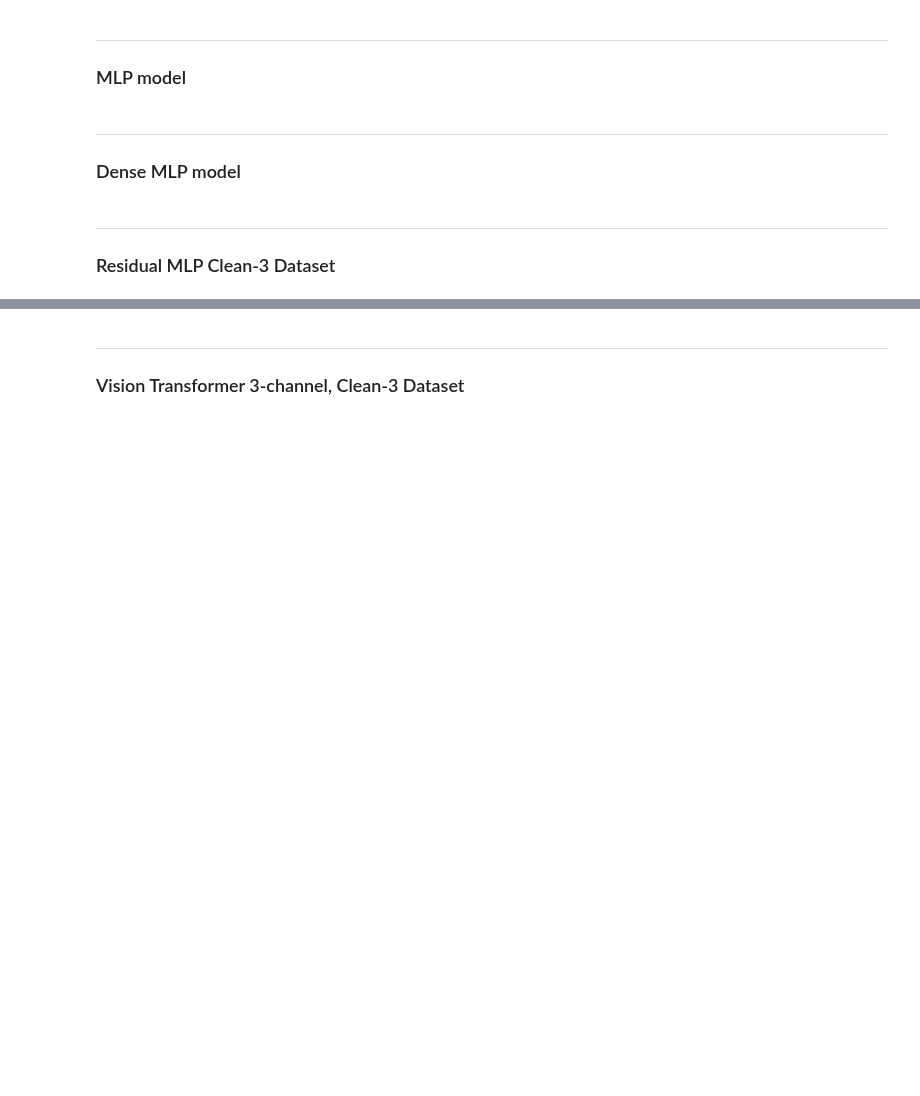
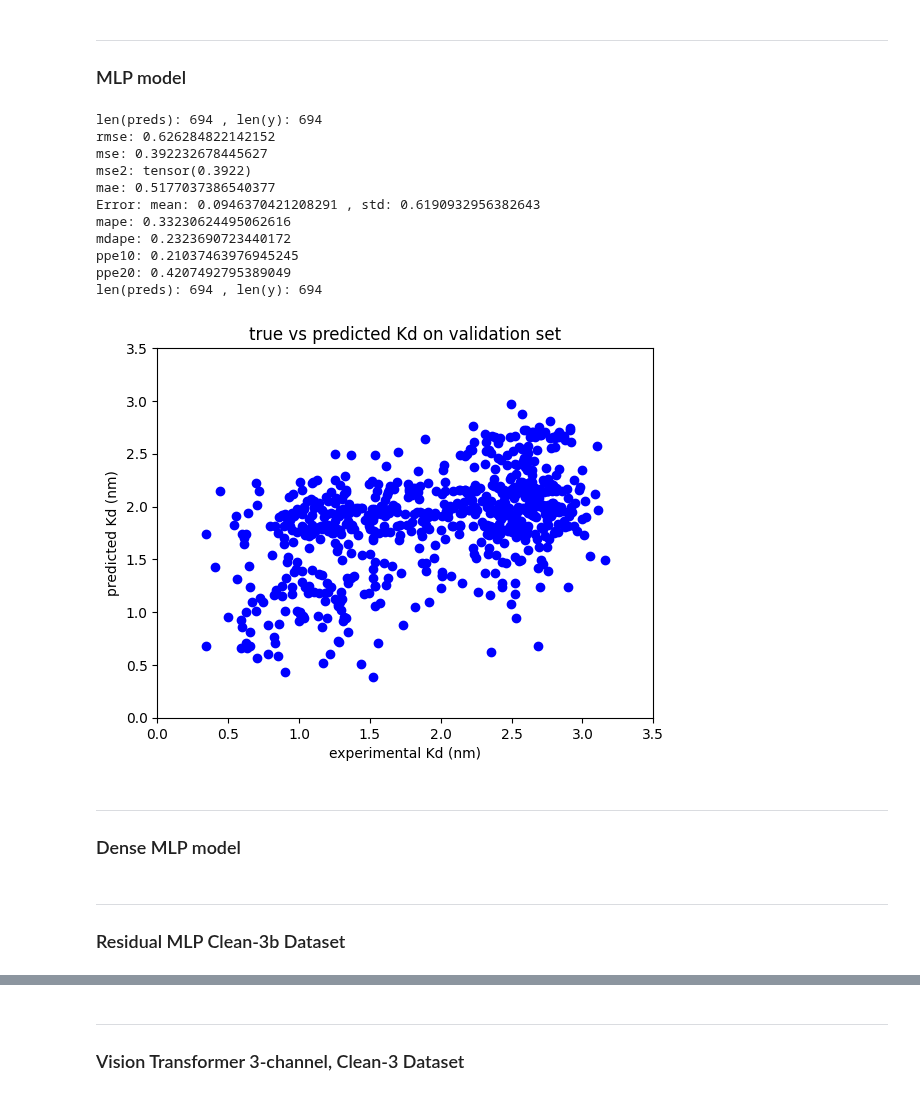
Before and after one commit to planaria158/BERT-antibody-antigen-binding-energy, a Jupyter notebook: Inference.ipynb, the cells around one changed output, grey strips where cells are left out. Drawn from its saved outputs; the diff is of its cells as text; code cells hidden in the pictures; blank space fills up the shorter version.

Commit message:
more misc changes as I run through all the trainings again using clean-3b (train,val,test)

```diff
--- a/Inference.ipynb
+++ b/Inference.ipynb
@@ -112,10 +112,23 @@ def print_errors(preds_file_path, true_file_path):
 pred_file_path = ''
 plot_preds_hist(pred_file_path)
 # %%
-pred_file_path = './inference_results/mlp_model/cleaned-3/preds_mlp_1714946467.902522.pkl'
-true_file_path = './inference_results/mlp_model/cleaned-3/y_mlp_1714946467.9027646.pkl'
+pred_file_path = './inference_results/mlp_model/cleaned-3/test_no_cls_token/preds_mlp_1714982629.5918856.pkl'
+true_file_path = './inference_results/mlp_model/cleaned-3/test_no_cls_token/y_mlp_1714982629.5921109.pkl'
 print_errors(pred_file_path, true_file_path)
 plot_pred_vs_true(pred_file_path, true_file_path, xlim=(0,3.5), ylim=(0,3.5))
+# %% [output]
+len(preds): 694 , len(y): 694
+rmse: 0.626284822142152
+mse: 0.392232678445627
+mse2: tensor(0.3922)
+mae: 0.5177037386540377
+Error: mean: 0.0946370421208291 , std: 0.6190932956382643
+mape: 0.33230624495062616
+mdape: 0.2323690723440172
+ppe10: 0.21037463976945245
+ppe20: 0.4207492795389049
+len(preds): 694 , len(y): 694
+[figure, added]
 # %% [markdown]
 ----
 ### Dense MLP model
@@ -129,7 +142,7 @@ true_file_path = './inference_results/y_dense_mlp_1714520055.845317.pkl'
 plot_pred_vs_true(pred_file_path, true_file_path)
 # %% [markdown]
 ----
-### Residual MLP Clean-3 Dataset
+### Residual MLP Clean-3b Dataset
 # %%
 pred_file_path = ''
 plot_preds_hist(pred_file_path)
```
Also changed, not shown: parts of 6 cells of this notebook, 36 other files.
